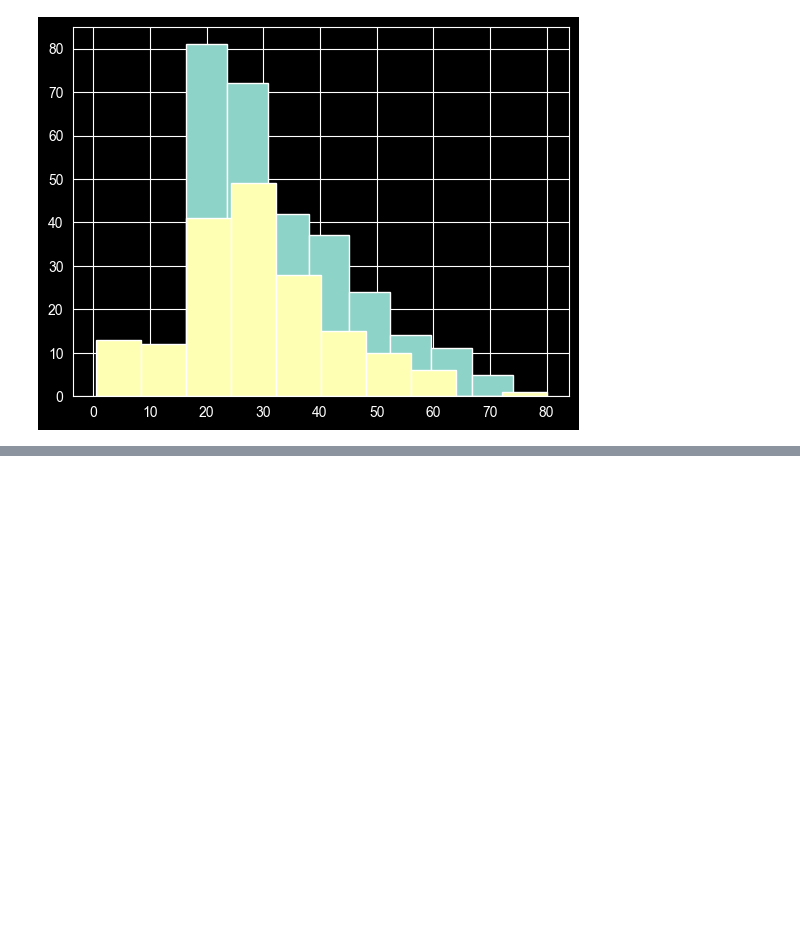
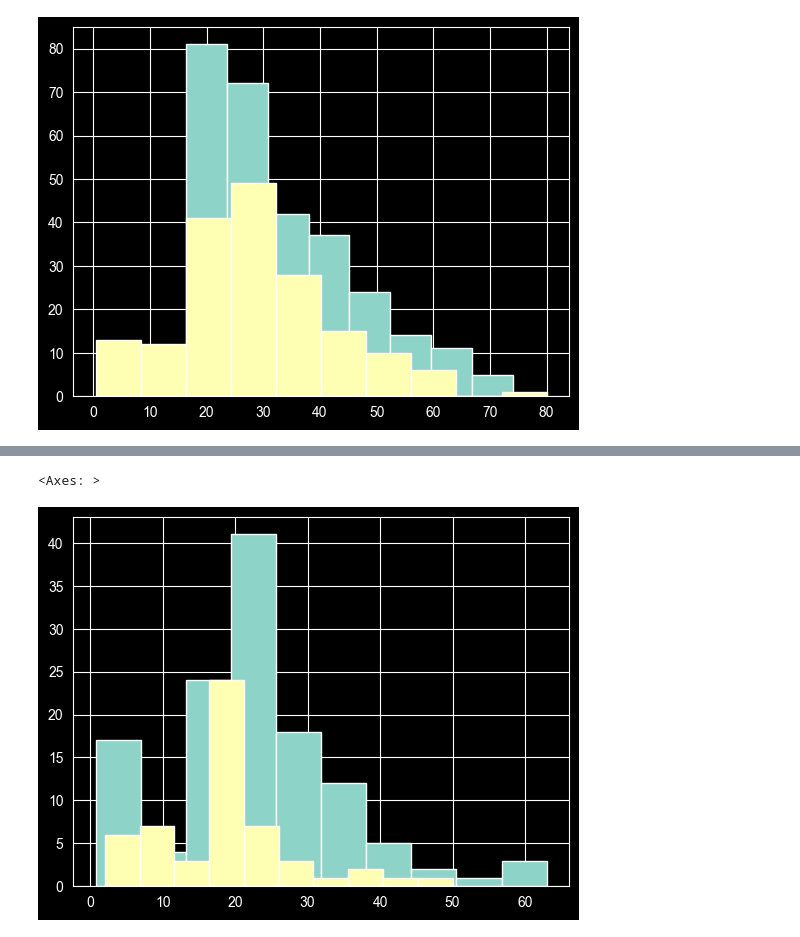
Before and after one commit to Komrad1991/CS351_labs, a Jupyter notebook: lab04.ipynb, the cells around one changed output, grey strips where cells are left out. Cells and saved outputs as stored; diff of their text form; code cells hidden in the pictures; blank space fills up the shorter version.

```diff
--- a/lab04.ipynb
+++ b/lab04.ipynb
@@ -203,0 +221,17 @@ data.loc[((data['Survived'] == 1) & (data["SibSp"] == 0))].Age.hist()
+# %%
+#data.Name # Miss, Mrs, Mr, empty or uniq
+miss_data = data[data['Name'].str.contains("Miss.")]
+mrs_data = data[data['Name'].str.contains("Mrs. ")]
+mr_data = data[data['Name'].str.contains("Mr. ")]
+strange_data = data[~data['Name'].str.contains('Mr. | Mrs. | Miss. ')]
+
+miss_data.loc[(pd.isna(miss_data.Age)),'Age'] = miss_data.Age.median()
+mrs_data.loc[(pd.isna(mrs_data.Age)),'Age'] = mrs_data.Age.median()
+strange_data.loc[(pd.isna(strange_data.Age)),'Age'] = strange_data.Age.median()
+mr_data.loc[(pd.isna(mr_data.Age)),'Age'] = mr_data.Age.median()
+# %%
+miss_data.loc[(data['Survived'] == 1)].Age.hist()
+miss_data.loc[(data['Survived'] == 0)].Age.hist()
+# %% [output]
+<Axes: >
+[figure, added]
```
Also changed, not shown: parts of 16 cells of this notebook, 1 other file.
